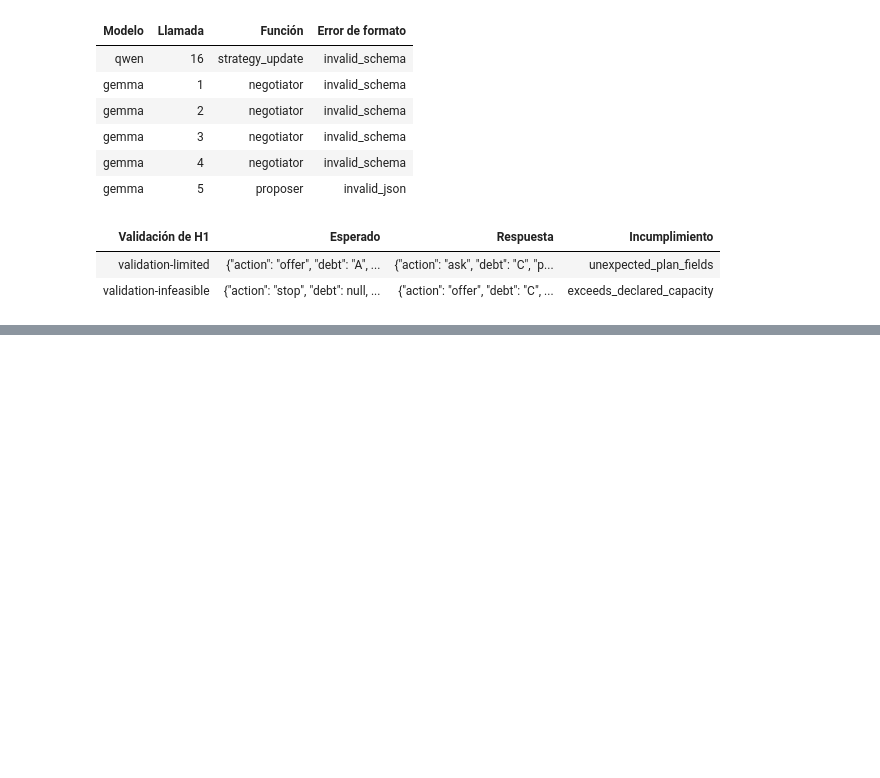
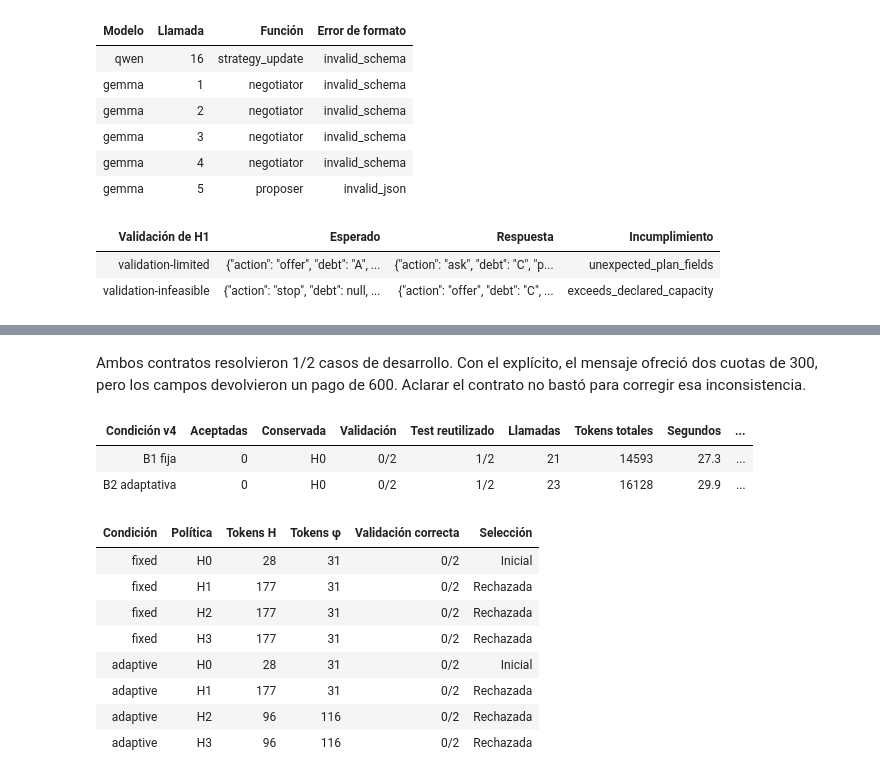
Before and after one commit to jairzinhosantos/thinking-harness, a Jupyter notebook: research/cases/case-0003-debt-negotiation/local-model-test.ipynb, the cells around one changed output, grey strips where cells are left out. Drawn from its saved outputs; the diff is of its cells as text; code cells hidden in the pictures; blank space fills up the shorter version.

Commit message:
research: diagnose Qwen contracts and compare fixed and adaptive search

```diff
--- a/research/cases/case-0003-debt-negotiation/local-model-test.ipynb
+++ b/research/cases/case-0003-debt-negotiation/local-model-test.ipynb
@@ -202,0 +216,23 @@ También acepta `qwen` y `gemma`. Cada ejecución crea evidencia nueva en `resul
+# %%
+followup_names = [
+    "20261031T053709Z-local-qwen3-calibration",
+    "20261031T053730Z-local-qwen3-explicit-fixed",
+    "20261031T053758Z-local-qwen3-explicit-adaptive",
+    "20261031T053849Z-local-qwen3-explicit-fixed",
+    "20261031T053935Z-local-qwen3-explicit-adaptive",
+]
+followups = []
+for name in followup_names:
+    folder = case_dir / "results" / name
+    manifest = json.loads((folder / "manifest.json").read_text())
+    for filename, expected in manifest.items():
+        assert Path(filename).name == filename
+        assert hashlib.sha256((folder / filename).read_bytes()).hexdigest() == expected
+    followups.append({"name": name,
+        "protocol": json.loads((folder / "protocol.json").read_text()),
+        "report": json.loads((folder / "report.json").read_text())})
+calibration = followups[0]["report"]
+table(["Contrato", "Política", "Desarrollo correcto", "Con incumplimientos"], [
+    [item["contract"], "Manual, sin búsqueda", f'{item["development"]["q"] * 2:.0f}/2',
+     f'{item["development"]["v"] * 2:.0f}/2'] for item in calibration["calibration"]])
+panel("Contrato explícito usado en el contraste", followups[-1]["protocol"]["runtime"])
@@ -202,0 +245,34 @@ También acepta `qwen` y `gemma`. Cada ejecución crea evidencia nueva en `resul
+# %% [markdown]
+Ambos contratos resolvieron 1/2 casos de desarrollo. Con el explícito, el mensaje ofreció dos cuotas de 300, pero los campos devolvieron un pago de 600. Aclarar el contrato no bastó para corregir esa inconsistencia.
+# %%
+comparison = [r for r in followups if r["protocol"]["protocol"].endswith("-v4")]
+rows = []
+for record in comparison:
+    r, p = record["report"], record["protocol"]
+    selected = next(item for item in r["rounds"] if item["iteration"] == r["selected_iteration"])
+    rows.append(["B1 fija" if p["strategy_mode"] == "fixed" else "B2 adaptativa",
+        sum(item["accepted"] for item in r["rounds"][1:]), f'H{r["selected_iteration"]}',
+        f'{selected["validation"]["q"] * 2:.0f}/2', f'{r["test"]["q"] * 2:.0f}/2',
+        r["calls"], r["tokens"], f'{r["elapsed_seconds"]:.1f}', f'{r["peak_mlx_gb"]:.2f}'])
+table(["Condición v4", "Aceptadas", "Conservada", "Validación", "Test reutilizado", "Llamadas", "Tokens totales", "Segundos", "Pico MLX (GB)"], rows)
+rows = []
+for record in comparison:
+    for item in record["report"]["rounds"]:
+        rows.append([record["protocol"]["strategy_mode"], f'H{item["iteration"]}',
+                     item["policy_tokens"], item["strategy_tokens"],
+                     f'{item["validation"]["q"] * 2:.0f}/2',
+                     "Inicial" if item["iteration"] == 0 else ("Aceptada" if item["accepted"] else "Rechazada")])
+table(["Condición", "Política", "Tokens H", "Tokens φ", "Validación correcta", "Selección"], rows)
+# %% [output]
+| Condición v4 | Aceptadas | Conservada | Validación | Test reutilizado | Llamadas | Tokens totales | Segundos | ... |
+| B1 fija | 0 | H0 | 0/2 | 1/2 | 21 | 14593 | 27.3 | ... |
+| B2 adaptativa | 0 | H0 | 0/2 | 1/2 | 23 | 16128 | 29.9 | ... |
+| Condición | Política | Tokens H | Tokens φ | Validación correcta | Selección |
+| fixed | H0 | 28 | 31 | 0/2 | Inicial |
+| fixed | H1 | 177 | 31 | 0/2 | Rechazada |
+| fixed | H2 | 177 | 31 | 0/2 | Rechazada |
+| fixed | H3 | 177 | 31 | 0/2 | Rechazada |
+| adaptive | H0 | 28 | 31 | 0/2 | Inicial |
+| adaptive | H1 | 177 | 31 | 0/2 | Rechazada |
+| adaptive | H2 | 96 | 116 | 0/2 | Rechazada |
+| adaptive | H3 | 96 | 116 | 0/2 | Rechazada |
```
Also changed, not shown: parts of 6 cells of this notebook, 31 other files.
